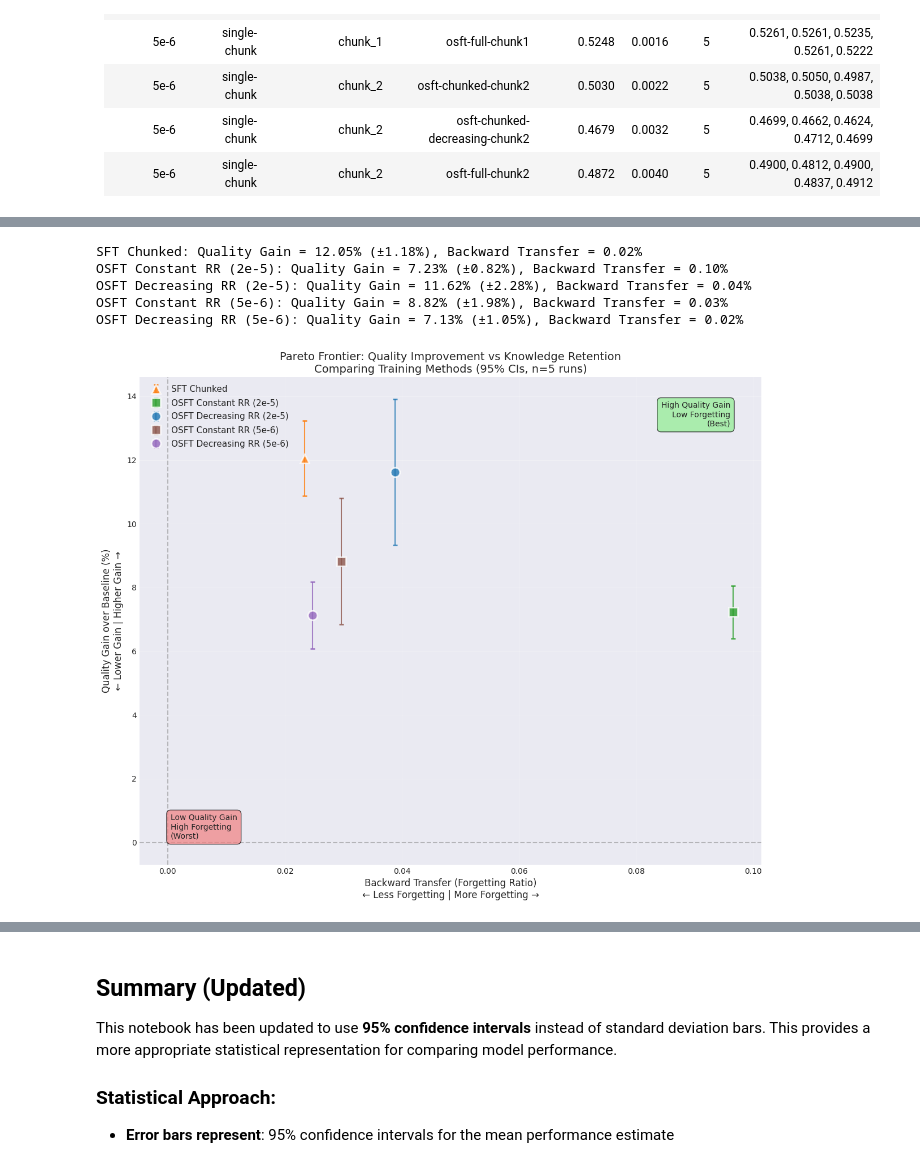
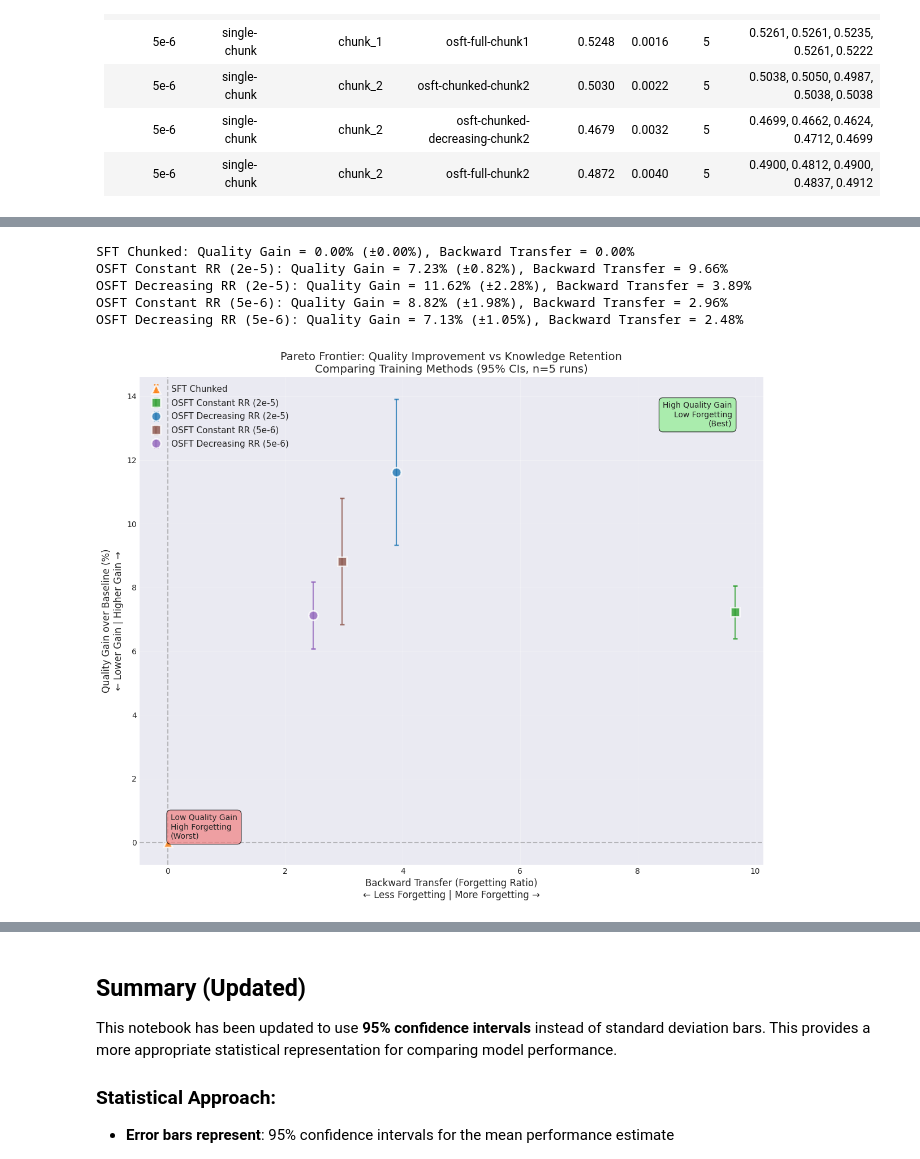
Before and after one commit to RobotSail/training_hub, a Jupyter notebook: examples/scripts/quality_plots_with_variance.ipynb, the cells around one changed output, grey strips where cells are left out. Cells and saved outputs as stored; diff of their text form; code cells hidden in the pictures.

Commit message:
save plots

```diff
--- a/examples/scripts/quality_plots_with_variance.ipynb
+++ b/examples/scripts/quality_plots_with_variance.ipynb
@@ -129,6 +356,14 @@ df['ci_halfwidth'] = df.apply(calculate_95_ci_halfwidth, axis=1)
 # Also recalculate sample standard deviation for reference
 df['std'] = df.apply(lambda row: np.std(row['results'], ddof=1) if 'results' in row and row['results'] is not None and len(row['results']) > 1 else row.get('std', 0), axis=1)
 
+# Ensure CI is calculated for all rows (handle cases where it might be NaN)
+print("\nChecking for NaN CIs...")
+nan_ci_count = df['ci_halfwidth'].isna().sum()
+if nan_ci_count > 0:
+    print(f"Found {nan_ci_count} rows with NaN CI values")
+    # For rows with NaN CI, try to calculate from std if available
+    df.loc[df['ci_halfwidth'].isna(), 'ci_halfwidth'] = df.loc[df['ci_halfwidth'].isna(), 'std'] * 2.776 / np.sqrt(5)
+
 # Show comparison of SD vs 95% CI half-width for a few examples
 print("\nComparison of Standard Deviation vs 95% CI half-width (first 5 rows):")
 print("Note: CI half-width represents uncertainty in the MEAN estimate")
@@ -1229,34 +1075,0 @@ plt.show()
-# %%
-# Plot 6: Forgetting Analysis - Original vs Final Performance on Previous Chunks
-
-# First, add the forgetting data
-forgetting_data = [
-    # 5e-6 forgetting
-    {'lr': '5e-6', 'dataset_type': 'forgetting', 'chunk': 0, 'experiment': 'osft-chunked-decreasing-final-on-chunk0', 'mean': 0.5257, 'std': 0.0067, 'results': [0.5332, 0.5293, 0.5306, 0.5176, 0.5176]},
-    {'lr': '5e-6', 'dataset_type': 'forgetting', 'chunk': 0, 'experiment': 'osft-chunked-final-on-chunk0', 'mean': 0.5272, 'std': 0.0057, 'results': [0.5319, 0.5306, 0.5306, 0.5163, 0.5267]},
-    {'lr': '5e-6', 'dataset_type': 'forgetting', 'chunk': 1, 'experiment': 'osft-chunked-decreasing-final-on-chunk1', 'mean': 0.4867, 'std': 0.0073, 'results': [0.4778, 0.4909, 0.4830, 0.4987, 0.4830]},
-    {'lr': '5e-6', 'dataset_type': 'forgetting', 'chunk': 1, 'experiment': 'osft-chunked-final-on-chunk1', 'mean': 0.4875, 'std': 0.0022, 'results': [0.4896, 0.4843, 0.4883, 0.4896, 0.4856]},
-
-    # 2e-5 forgetting
-    {'lr': '2e-5', 'dataset_type': 'forgetting', 'chunk': 0, 'experiment': 'osft-chunked-decreasing-final-on-chunk0', 'mean': 0.5280, 'std': 0.0028, 'results': [0.5280, 0.5280, 0.5254, 0.5332, 0.5254]},
-    {'lr': '2e-5', 'dataset_type': 'forgetting', 'chunk': 0, 'experiment': 'osft-chunked-final-on-chunk0', 'mean': 0.4933, 'std': 0.0027, 'results': [0.4902, 0.4980, 0.4915, 0.4928, 0.4941]},
-    {'lr': '2e-5', 'dataset_type': 'forgetting', 'chunk': 0, 'experiment': 'sft-chunked-final-on-chunk0', 'mean': 0.5145, 'std': 0.0018, 'results': [0.5150, 0.5163, 0.5150, 0.5111, 0.5150]},
-    {'lr': '2e-5', 'dataset_type': 'forgetting', 'chunk': 1, 'experiment': 'osft-chunked-decreasing-final-on-chunk1', 'mean': 0.5136, 'std': 0.0021, 'results': [0.5131, 0.5104, 0.5144, 0.5131, 0.5170]},
-    {'lr': '2e-5', 'dataset_type': 'forgetting', 'chunk': 1, 'experiment': 'osft-chunked-final-on-chunk1', 'mean': 0.4904, 'std': 0.0013, 'results': [0.4922, 0.4896, 0.4883, 0.4909, 0.4909]},
-    {'lr': '2e-5', 'dataset_type': 'forgetting', 'chunk': 1, 'experiment': 'sft-chunked-final-on-chunk1', 'mean': 0.5366, 'std': 0.0036, 'results': [0.5366, 0.5300, 0.5392, 0.5366, 0.5405]},
-]
-
-# Create forgetting dataframe and apply 95% CI calculation
-forgetting_df = pd.DataFrame(forgetting_data)
-
-# Apply same 95% CI calculation to forgetting data
-print("Calculating 95% CIs for forgetting data...")
-forgetting_df['ci_halfwidth'] = forgetting_df.apply(calculate_95_ci_halfwidth, axis=1)
-forgetting_df['std'] = forgetting_df.apply(lambda row: np.std(row['results'], ddof=1) if 'results' in row and row['results'] is not None and len(row['results']) > 1 else 0, axis=1)
-
-# Combine with main dataframe
-df_with_forgetting = pd.concat([df, forgetting_df], ignore_index=True)
-
-print(f"Added {len(forgetting_data)} forgetting experiments")
-print(f"Total data points: {len(df_with_forgetting)}")
-print("All error bars will use 95% confidence intervals for the mean (t-distribution, n=5 runs)")
@@ -1312,7 +2131,7 @@ methods_for_pareto_updated = [
 pareto_data_updated = []
 
 for method_base, experiment_name, label, color, lr, marker in methods_for_pareto_updated:
-    backward_transfer = calculate_backward_transfer(lr, method_base, experiment_name)
+    backward_transfer = calculate_backward_transfer_percent(lr, method_base, experiment_name)
     quality_gain, quality_gain_ci = calculate_quality_gain_with_ci_updated(lr, method_base)
 
     pareto_data_updated.append({
@@ -1333,36 +2152,36 @@ for data in pareto_data_updated:
                 yerr=data['quality_gain_ci'],
                 marker=data['marker'], markersize=12,
                 color=data['color'], alpha=0.8,
                 markeredgecolor='white', markeredgewidth=2,
                 capsize=3, capthick=1.5,
                 label=data['label'], linestyle='None')
 
 # Add quadrant lines
 ax.axhline(y=0, color='gray', linestyle='--', alpha=0.5)
 ax.axvline(x=0, color='gray', linestyle='--', alpha=0.5)
 
 # Add annotations for quadrants
 ax.text(0.95, 0.95, 'High Quality Gain\nLow Forgetting\n(Best)',
         transform=ax.transAxes, ha='right', va='top',
         bbox=dict(boxstyle='round,pad=0.5', facecolor='lightgreen', alpha=0.7))
 
 ax.text(0.05, 0.05, 'Low Quality Gain\nHigh Forgetting\n(Worst)',
         transform=ax.transAxes, ha='left', va='bottom',
         bbox=dict(boxstyle='round,pad=0.5', facecolor='lightcoral', alpha=0.7))
 
 # Customize plot
 ax.set_xlabel('Backward Transfer (Forgetting Ratio)\n← Less Forgetting | More Forgetting →', fontsize=12)
 ax.set_ylabel('Quality Gain over Baseline (%)\n← Lower Gain | Higher Gain →', fontsize=12)
 ax.set_title('Pareto Frontier: Quality Improvement vs Knowledge Retention\nComparing Training Methods (95% CIs, n=5 runs)', fontsize=14)
 ax.grid(True, alpha=0.3)
 ax.legend(loc='upper left', fontsize=11, labelspacing=0.6)
 
 plt.tight_layout()
 plt.show()
 # %% [output]
-SFT Chunked: Quality Gain = 12.05% (±1.18%), Backward Transfer = 0.02%
-OSFT Constant RR (2e-5): Quality Gain = 7.23% (±0.82%), Backward Transfer = 0.10%
-OSFT Decreasing RR (2e-5): Quality Gain = 11.62% (±2.28%), Backward Transfer = 0.04%
-OSFT Constant RR (5e-6): Quality Gain = 8.82% (±1.98%), Backward Transfer = 0.03%
-OSFT Decreasing RR (5e-6): Quality Gain = 7.13% (±1.05%), Backward Transfer = 0.02%
+SFT Chunked: Quality Gain = 0.00% (±0.00%), Backward Transfer = 0.00%
+OSFT Constant RR (2e-5): Quality Gain = 7.23% (±0.82%), Backward Transfer = 9.66%
+OSFT Decreasing RR (2e-5): Quality Gain = 11.62% (±2.28%), Backward Transfer = 3.89%
+OSFT Constant RR (5e-6): Quality Gain = 8.82% (±1.98%), Backward Transfer = 2.96%
+OSFT Decreasing RR (5e-6): Quality Gain = 7.13% (±1.05%), Backward Transfer = 2.48%
-[figure, old version]
+[figure, new version]
```
Also changed, not shown: parts of 30 cells of this notebook.
